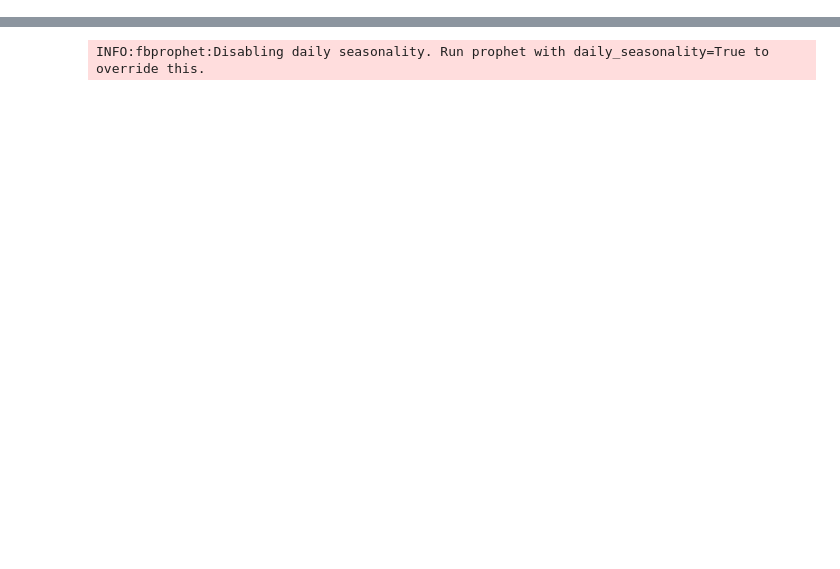
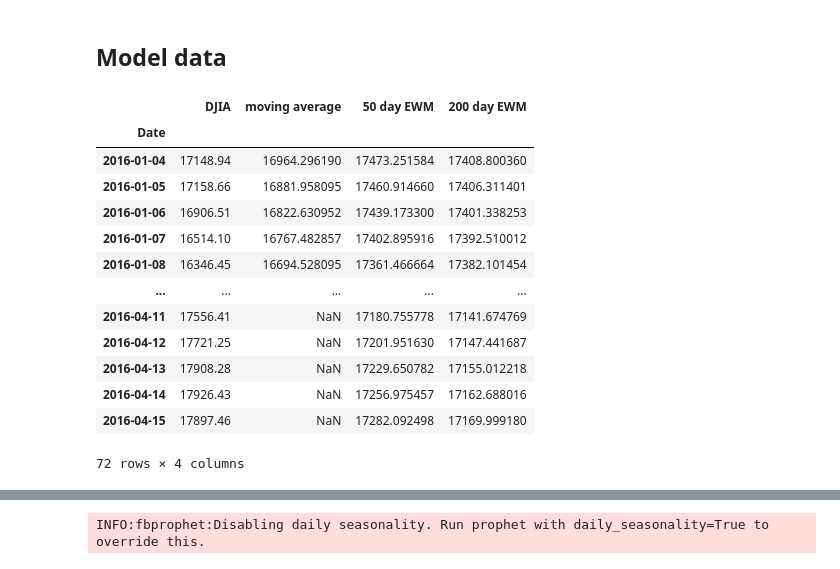
Before and after one commit to DecodedCo/quandl-python-demo, a Jupyter notebook: quandl-api-demo-prophet-complete.ipynb, the cells around one changed output, grey strips where cells are left out. Saved outputs shown, nothing was run; the diff lists cells and outputs as text; code cells hidden in the pictures; blank space fills up the shorter version.

```diff
--- a/quandl-api-demo-prophet-complete.ipynb
+++ b/quandl-api-demo-prophet-complete.ipynb
@@ -59,0 +41,10 @@ plt.ylim(6000,15000)
+# %%
+# Overlay rolling average
+data["moving average"] = data.rolling(21,center=True).mean()
+data.plot(figsize=(10,7.5), ylabel = "value")
+
+# Restrict view
+start_date = datetime.date(2006, 8, 1)
+end_date = datetime.date(2016, 7, 1)
+plt.xlim([start_date, end_date])
+plt.ylim(0,25000)
@@ -59,0 +68,2 @@ plt.ylim(6000,15000)
+# %% [markdown]
+## Model data
@@ -60,2 +73,21 @@ plt.ylim(6000,15000)
+# %%
+# Create subset
+data_sub = data["2016-01-01":]
+data_sub
+# %% [output]
+|  | DJIA | moving average | 50 day EWM | 200 day EWM |
+| Date |  |  |  |  |
+| 2016-01-04 | 17148.94 | 16964.296190 | 17473.251584 | 17408.800360 |
+| 2016-01-05 | 17158.66 | 16881.958095 | 17460.914660 | 17406.311401 |
+| 2016-01-06 | 16906.51 | 16822.630952 | 17439.173300 | 17401.338253 |
+| 2016-01-07 | 16514.10 | 16767.482857 | 17402.895916 | 17392.510012 |
+| 2016-01-08 | 16346.45 | 16694.528095 | 17361.466664 | 17382.101454 |
+| ... | ... | ... | ... | ... |
+| 2016-04-11 | 17556.41 | NaN | 17180.755778 | 17141.674769 |
+| 2016-04-12 | 17721.25 | NaN | 17201.951630 | 17147.441687 |
+| 2016-04-13 | 17908.28 | NaN | 17229.650782 | 17155.012218 |
+| 2016-04-14 | 17926.43 | NaN | 17256.975457 | 17162.688016 |
+| 2016-04-15 | 17897.46 | NaN | 17282.092498 | 17169.999180 |
+72 rows × 4 columns
 # %%
 # Get the data in the format that fbprophet wants it
```
Also changed, not shown: parts of 21 cells of this notebook.
